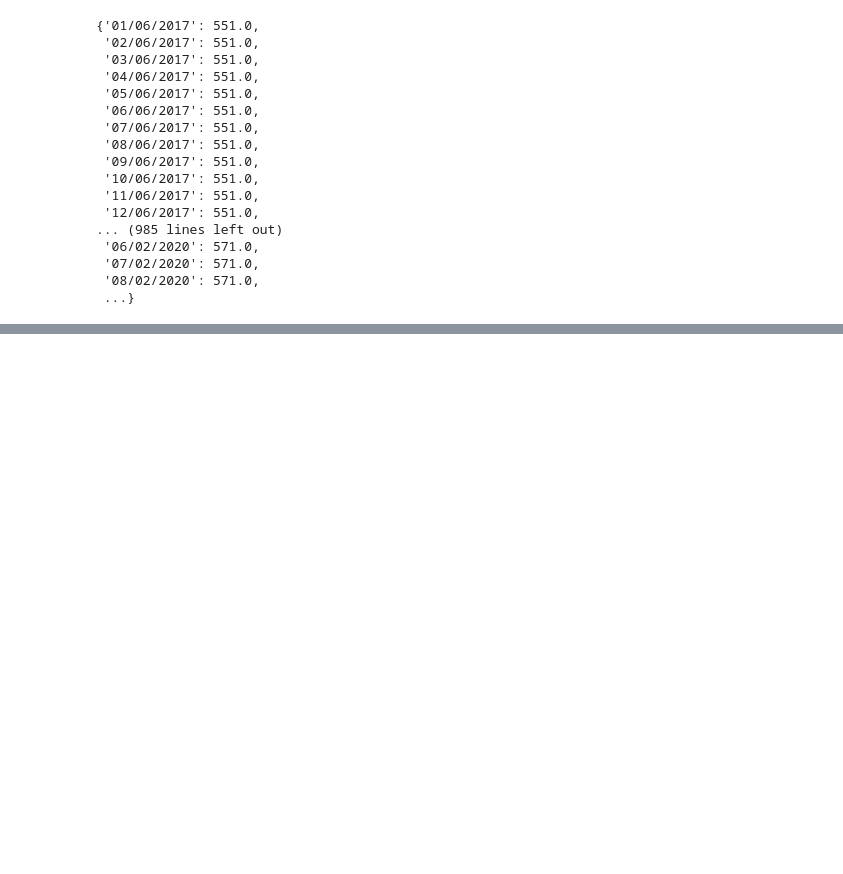
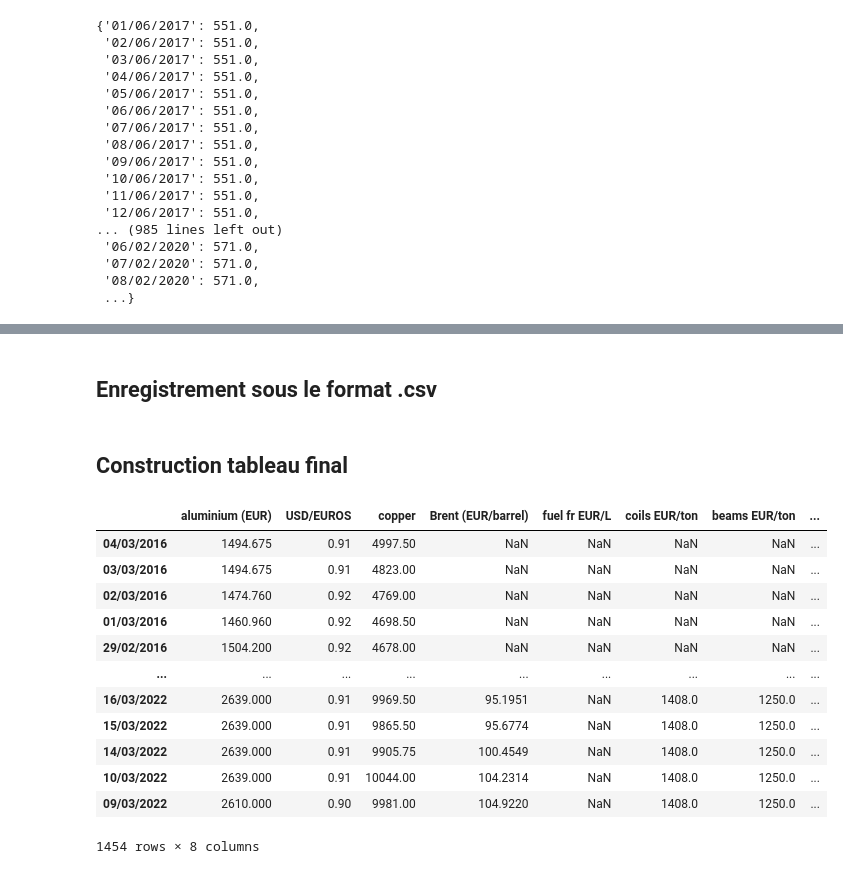
Before and after one commit to theo-soler/Projet_info, a Jupyter notebook: web_scrapping.ipynb, the cells around one changed output, grey strips where cells are left out. Drawn from its saved outputs; the diff is of its cells as text; code cells hidden in the pictures; blank space fills up the shorter version.

Commit message:
ajout du fuel allemagne + code un peu commenté

```diff
--- a/web_scrapping.ipynb
+++ b/web_scrapping.ipynb
@@ -223,0 +223,23 @@ data_fuel_fr
+# %%
+data_fuel_all = {}
+li_dates = []
+li_valeurs = []
+
+for an in li_annees_voulues :
+    r = requests.get('https://gasoline-germany.com/statistik.phtml?o=7&display=diesel' + str(an))
+    soup = BeautifulSoup(r.content, 'html.parser')
+    rows_value = soup.select('tr td font b')
+    rows_date = soup.select('tr td font')
+    li_valeurs.extend(rows_value[1:len(rows_value) - 1])
+    for mois in range(len(rows_value)-1):
+        for jour in range(1, 31):
+            if mois < 10:
+                if jour < 10:
+                    data_fuel_all['0' + str(jour) + '/' + '0' + str(mois+1) + '/' + str(an)] = rows_value[mois].text[:5]
+                else :
+                    data_fuel_all[str(jour) + '/' + '0' + str(mois+1) + '/' + str(an)] = rows_value[mois].text[:5]
+            else :
+                if jour < 10:
+                    data_fuel_all['0' + str(jour) + '/' + str(mois+1) + '/' + str(an)] = rows_value[mois].text[:5]
+                else :
+                    data_fuel_all[str(jour) + '/' + str(mois+1) + '/' + str(an)] = rows_value[mois].text[:5]
@@ -330,3 +376,7 @@ df_fuel_fr['fuel fr EUR/L'] = pd.to_numeric(df_fuel_fr['fuel fr EUR/L'], errors=
 df_coils = pd.DataFrame.from_dict(dic_coils, orient = 'index', columns = ['coils EUR/ton'])
 
 df_beams = pd.DataFrame.from_dict(dic_beams, orient = 'index', columns = ['beams EUR/ton'])
+
+df_fuel_all = pd.DataFrame.from_dict(data_fuel_all, orient = 'index', columns = ['fuel all EUR/L'])
+df_fuel_all['fuel all EUR/L'] = df_fuel_all['fuel all EUR/L'].str.replace(',', '.')
+df_fuel_all['fuel all EUR/L'] = pd.to_numeric(df_fuel_all['fuel all EUR/L'], errors='coerce')
@@ -333,3 +399,5 @@ df_beams = pd.DataFrame.from_dict(dic_beams, orient = 'index', columns = ['beams
+# %% [markdown]
+## Enregistrement sous le format .csv
 # %%
 #cree un fichier csv avec en index les dates et en colonne les cours aux différents moments
 
@@ -342,6 +411,33 @@ df_beams.to_csv(r'beams.csv', index=True, header = True)
+# %% [markdown]
+## Construction tableau final
 # %%
+#on réunit toutes les données
+
 tab_f = df_alu_alloy.join(df_taux_de_change).join(df_copper)
 tab_f = tab_f.join(df_brent_vrai)
 tab_f = tab_f.join(df_fuel_fr)
 tab_f = tab_f.join(df_coils)
 tab_f = tab_f.join(df_beams)
+tab_f = tab_f.join(df_fuel_all)
+# %%
+#conversion en euros
+
+tab_f['aluminium (USD)'] = tab_f['aluminium (USD)']*tab_f['USD/EUROS']
+tab_f['Brent (dollar per barrel)'] = tab_f['Brent (dollar per barrel)']*tab_f['USD/EUROS']
+tab_f.columns = ['aluminium (EUR)', 'USD/EUROS', 'copper', 'Brent (EUR/barrel)', 'fuel fr EUR/L', 'coils EUR/ton', 'beams EUR/ton', 'fuel all EUR/L']
+# %%
+tab_f
+# %% [output]
+|  | aluminium (EUR) | USD/EUROS | copper | Brent (EUR/barrel) | fuel fr EUR/L | coils EUR/ton | beams EUR/ton | ... |
+| 04/03/2016 | 1494.675 | 0.91 | 4997.50 | NaN | NaN | NaN | NaN | ... |
+| 03/03/2016 | 1494.675 | 0.91 | 4823.00 | NaN | NaN | NaN | NaN | ... |
+| 02/03/2016 | 1474.760 | 0.92 | 4769.00 | NaN | NaN | NaN | NaN | ... |
+| 01/03/2016 | 1460.960 | 0.92 | 4698.50 | NaN | NaN | NaN | NaN | ... |
+| 29/02/2016 | 1504.200 | 0.92 | 4678.00 | NaN | NaN | NaN | NaN | ... |
+| ... | ... | ... | ... | ... | ... | ... | ... | ... |
+| 16/03/2022 | 2639.000 | 0.91 | 9969.50 | 95.1951 | NaN | 1408.0 | 1250.0 | ... |
+| 15/03/2022 | 2639.000 | 0.91 | 9865.50 | 95.6774 | NaN | 1408.0 | 1250.0 | ... |
+| 14/03/2022 | 2639.000 | 0.91 | 9905.75 | 100.4549 | NaN | 1408.0 | 1250.0 | ... |
+| 10/03/2022 | 2639.000 | 0.91 | 10044.00 | 104.2314 | NaN | 1408.0 | 1250.0 | ... |
+| 09/03/2022 | 2610.000 | 0.90 | 9981.00 | 104.9220 | NaN | 1408.0 | 1250.0 | ... |
+1454 rows × 8 columns
```
Also changed, not shown: parts of 29 cells of this notebook, 7 other files.
